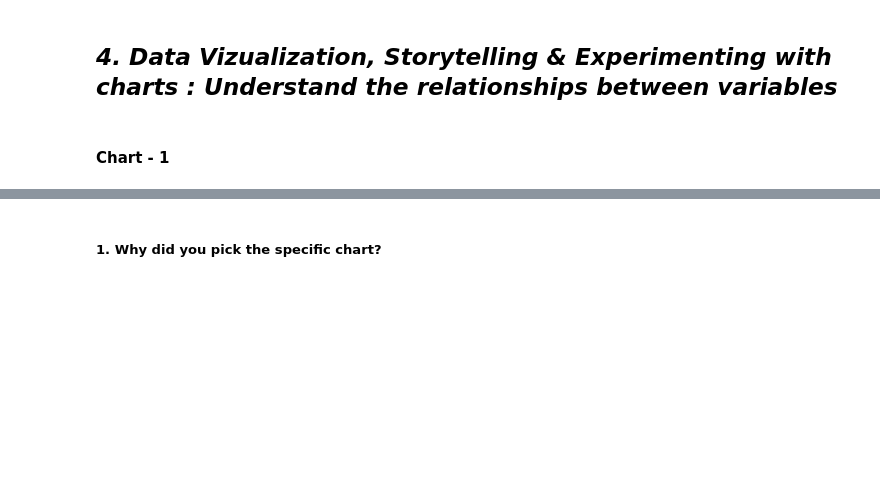
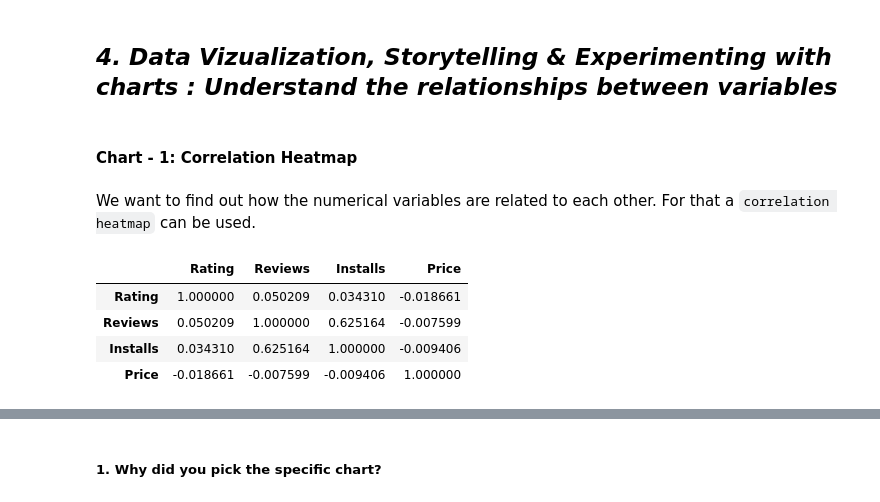
Before and after one commit to dipankarsahu1000/Play-Store-App-Review-Analysis, a Jupyter notebook: Play_Store_App_Review_Analysis.ipynb, the cells around one changed output, grey strips where cells are left out. Cells and saved outputs as stored; diff of their text form; code cells hidden in the pictures; blank space fills up the shorter version.

```diff
--- a/Play_Store_App_Review_Analysis.ipynb
+++ b/Play_Store_App_Review_Analysis.ipynb
@@ -1018,4 +1005,4 @@ Answer Here.
 # %% [markdown]
 ## ***4. Data Vizualization, Storytelling & Experimenting with charts : Understand the relationships between variables***
 # %% [markdown]
-#### Chart - 1
+#### **Chart - 1: Correlation Heatmap**
@@ -1023,0 +1009,11 @@ Answer Here.
+# %% [markdown]
+We want to find out how the numerical variables are related to each other. For that a `correlation heatmap` can be used.
+# %%
+# This is the correlation table that will be used for the generating the heatmap:
+ps_df.corr()
+# %% [output]
+|  | Rating | Reviews | Installs | Price |
+| Rating | 1.000000 | 0.050209 | 0.034310 | -0.018661 |
+| Reviews | 0.050209 | 1.000000 | 0.625164 | -0.007599 |
+| Installs | 0.034310 | 0.625164 | 1.000000 | -0.009406 |
+| Price | -0.018661 | -0.007599 | -0.009406 | 1.000000 |
```
Also changed, not shown: parts of 6 cells of this notebook.
